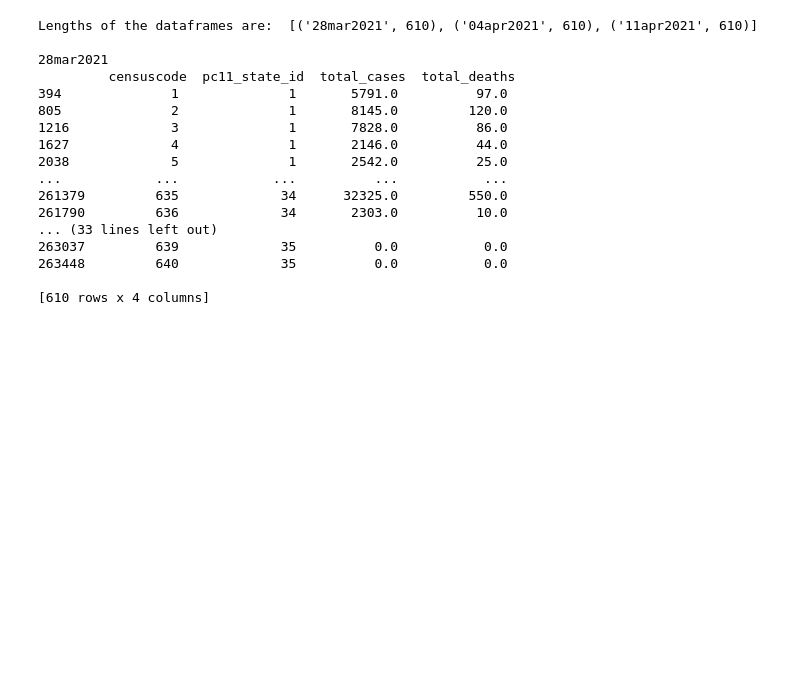
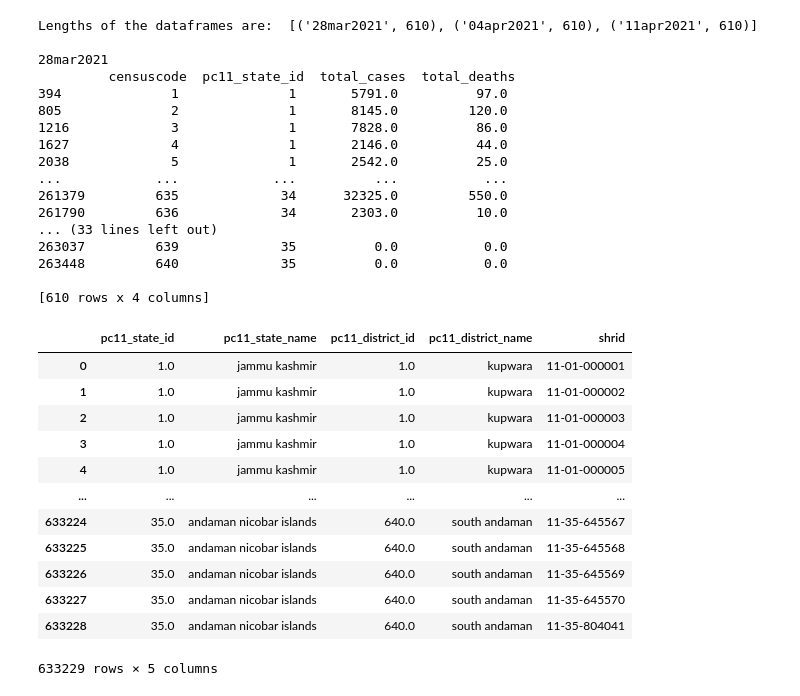
Before and after one commit to Daniel-Los/Introduction-to-datascience-final-project, a Jupyter notebook: Dataframes.ipynb, the cells around one changed output. Saved outputs shown, nothing was run; the diff lists cells and outputs as text; code cells hidden in the pictures; blank space fills up the shorter version.

```diff
--- a/Dataframes.ipynb
+++ b/Dataframes.ipynb
@@ -234,3 +232,22 @@ framedict = {"Deaths" : deaths_frame,
              "Demographics" : demog_frame,
              "Age" : age_frame,
              "Hospitals" : hosp_frame}
+# %%
+# Here we filter the dataframes on interesting variables that we want to use
+keys_dir = base_dir + r"/shrug_pc11_district_key.csv"
+keys_frame = pd.read_csv(keys_dir)
+keys_frame
+# %% [output]
+|  | pc11_state_id | pc11_state_name | pc11_district_id | pc11_district_name | shrid |
+| 0 | 1.0 | jammu kashmir | 1.0 | kupwara | 11-01-000001 |
+| 1 | 1.0 | jammu kashmir | 1.0 | kupwara | 11-01-000002 |
+| 2 | 1.0 | jammu kashmir | 1.0 | kupwara | 11-01-000003 |
+| 3 | 1.0 | jammu kashmir | 1.0 | kupwara | 11-01-000004 |
+| 4 | 1.0 | jammu kashmir | 1.0 | kupwara | 11-01-000005 |
+| ... | ... | ... | ... | ... | ... |
+| 633224 | 35.0 | andaman nicobar islands | 640.0 | south andaman | 11-35-645567 |
+| 633225 | 35.0 | andaman nicobar islands | 640.0 | south andaman | 11-35-645568 |
+| 633226 | 35.0 | andaman nicobar islands | 640.0 | south andaman | 11-35-645569 |
+| 633227 | 35.0 | andaman nicobar islands | 640.0 | south andaman | 11-35-645570 |
+| 633228 | 35.0 | andaman nicobar islands | 640.0 | south andaman | 11-35-804041 |
+633229 rows × 5 columns
```
Also changed, not shown: parts of 1 cell of this notebook, 5 other files.
